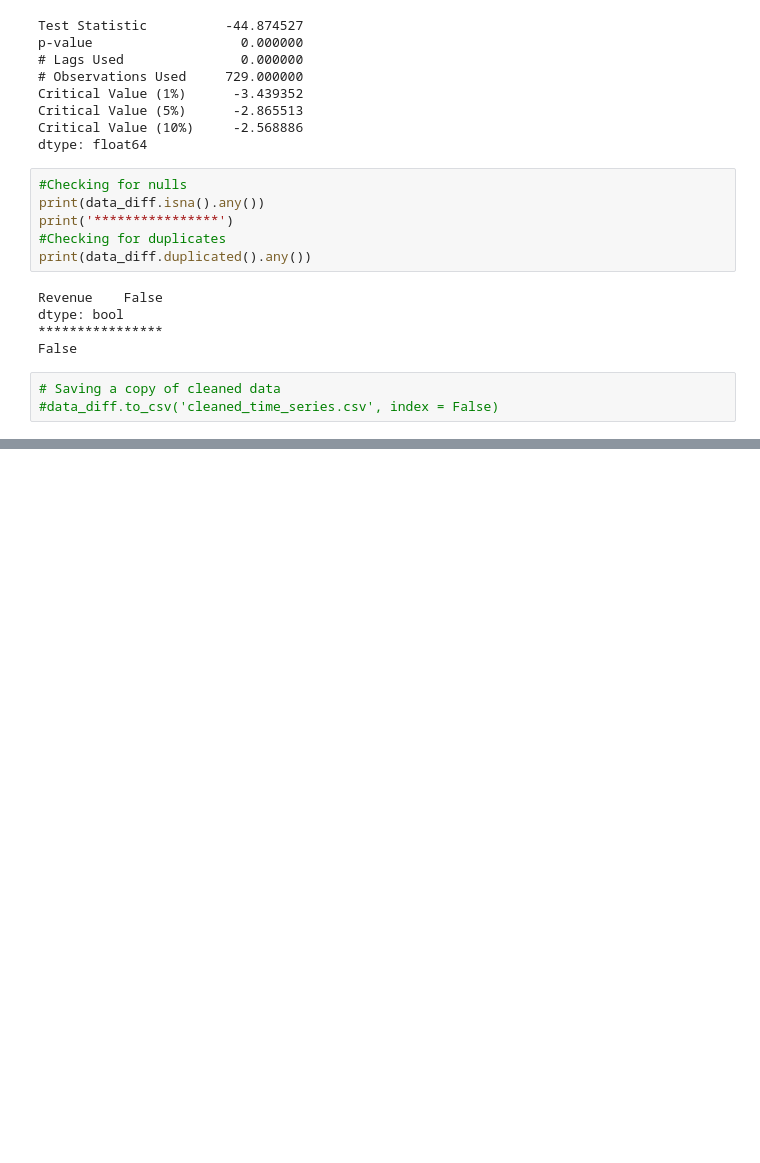
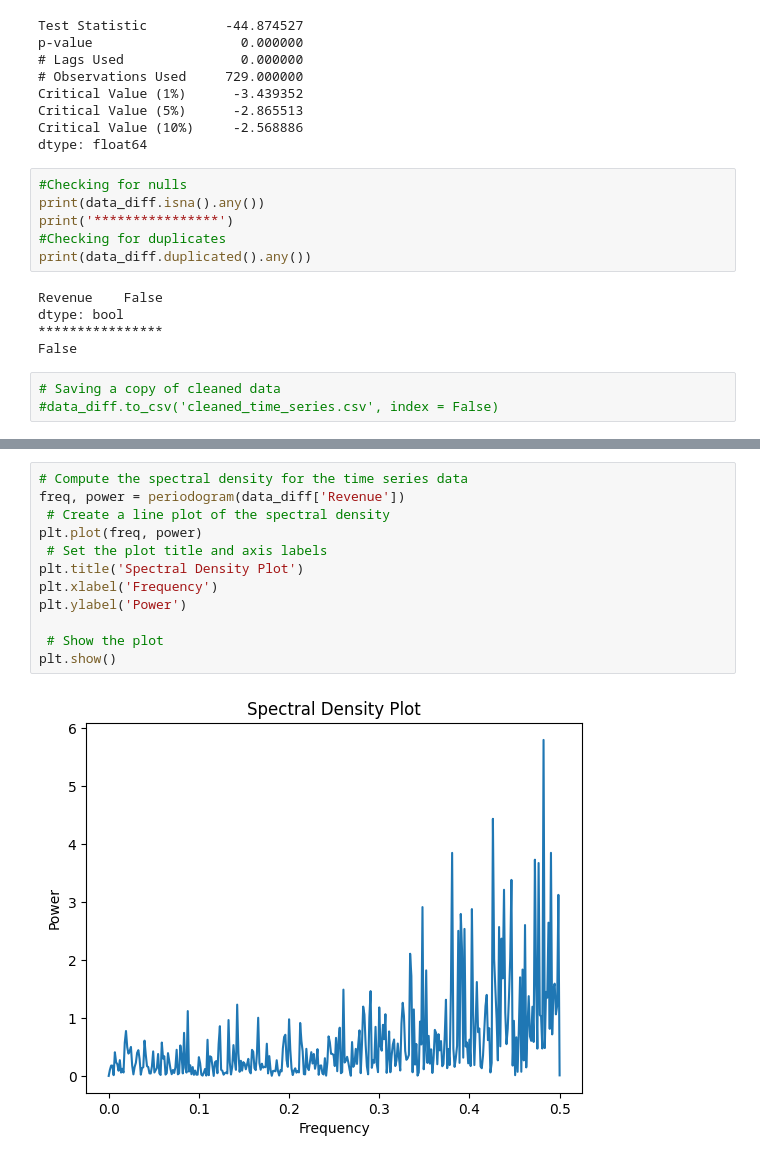
Before and after one commit to cfreeman22/D213, a Jupyter notebook: D213_task1.ipynb, the cells around one changed output, grey strips where cells are left out. Saved outputs shown, nothing was run; the diff lists cells and outputs as text; blank space fills up the shorter version.

```diff
--- a/D213_task1.ipynb
+++ b/D213_task1.ipynb
@@ -139,0 +183,14 @@ False
+# %%
+# Compute the spectral density for the time series data
+freq, power = periodogram(data_diff['Revenue'])
+ # Create a line plot of the spectral density
+plt.plot(freq, power)
+ # Set the plot title and axis labels
+plt.title('Spectral Density Plot')
+plt.xlabel('Frequency')
+plt.ylabel('Power')
+
+ # Show the plot
+plt.show()
+# %% [output]
+[figure, added]
```
Also changed, not shown: parts of 9 cells of this notebook.
